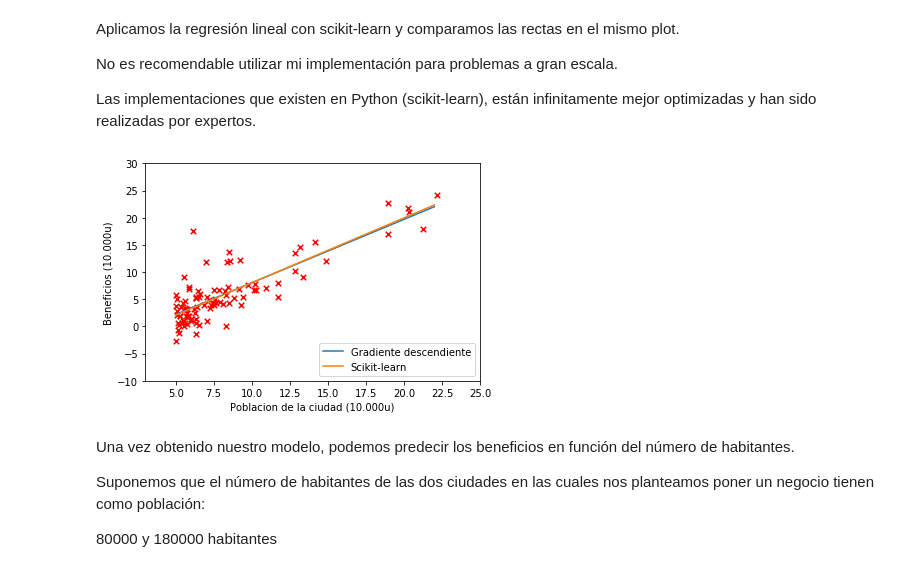
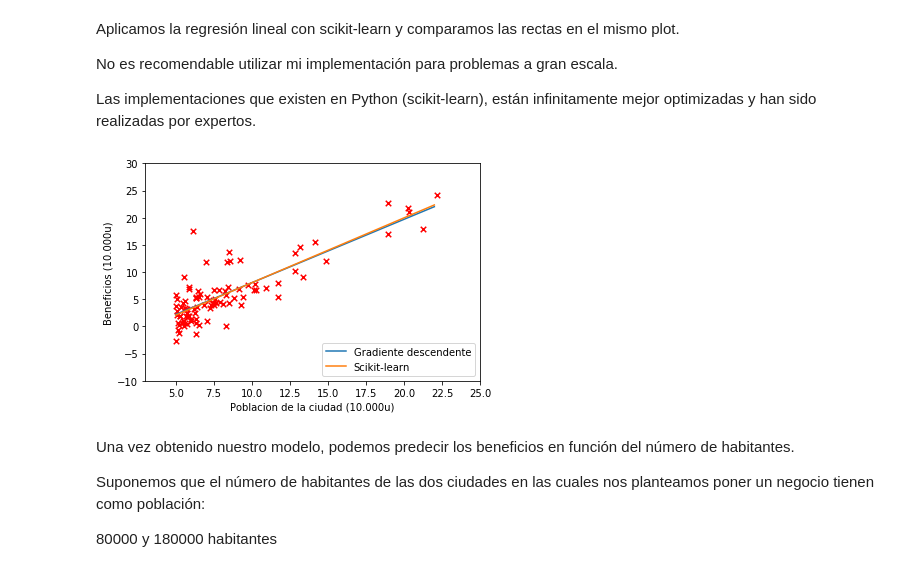
Before and after one commit to pablo-var/TFG_ML_Exercises, a Jupyter notebook: Regresion Lineal.ipynb, the cells around one changed output. Drawn from its saved outputs; the diff is of its cells as text; code cells hidden in the pictures.

Commit message:
Plots

```diff
--- a/Regresion Lineal.ipynb
+++ b/Regresion Lineal.ipynb
@@ -85,21 +85,21 @@ Las implementaciones que existen en Python (scikit-learn), están infinitamente
 # %%
 xx = np.arange(5,23)
 yy = theta[0]+theta[1]*xx
 plt.scatter(X[:,1], y, s=30, c='r', marker='x')
-plt.plot(xx,yy, label='Gradiente descendiente')
+plt.plot(xx,yy, label='Gradiente descendente')
 # Comparo con scikit-learn
 regr = LinearRegression(fit_intercept=False)
 regr.fit(X, y.ravel())
 regr.coef_[0]
 plt.plot(xx, regr.coef_[0]+regr.coef_[1]*xx, label='Scikit-learn')
 plt.xlim(3,25)
 plt.ylim(-10,30)
 plt.xlabel('Poblacion de la ciudad (10.000u)')
 plt.ylabel('Beneficios (10.000u)')
 plt.legend(loc=4)
 plt.show()
 # %% [output]
-[figure, old version]
+[figure, new version]
 # %% [markdown]
 Una vez obtenido nuestro modelo, podemos predecir los beneficios en función del número de habitantes.<p>
 Suponemos que el número de habitantes de las dos ciudades en las cuales nos planteamos poner un negocio tienen como población:<p>
```
Also changed, not shown: parts of 3 cells of this notebook, 3 other files.
